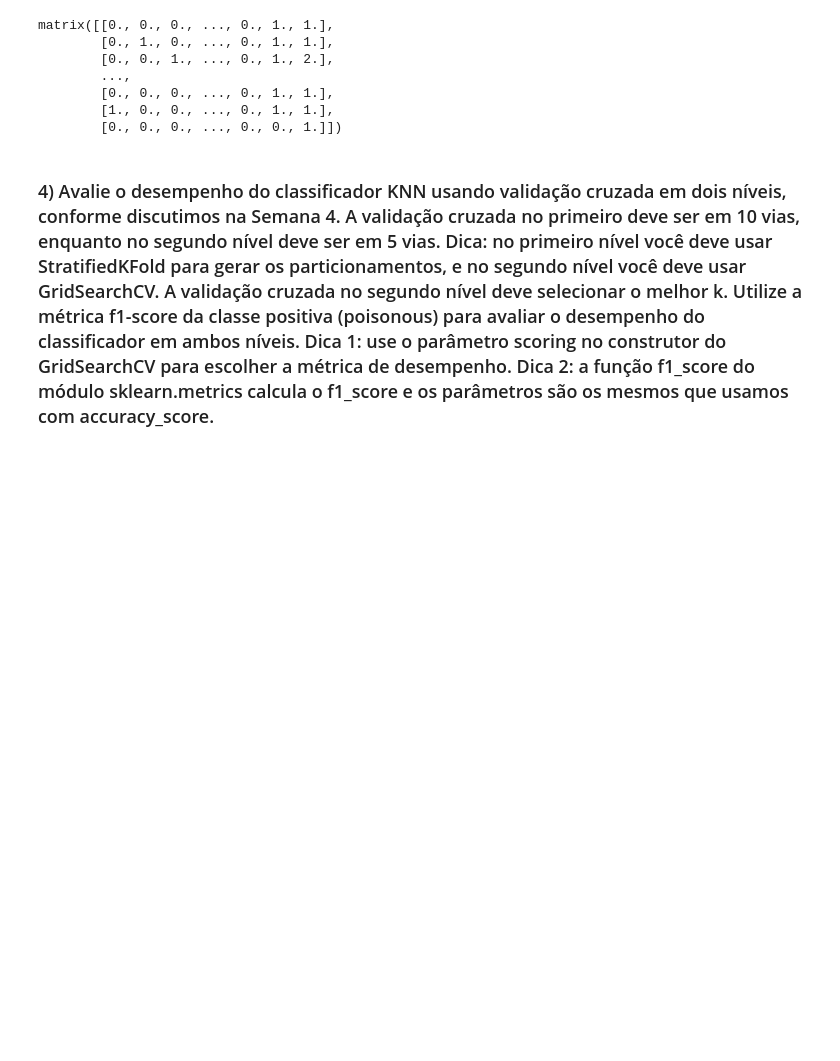
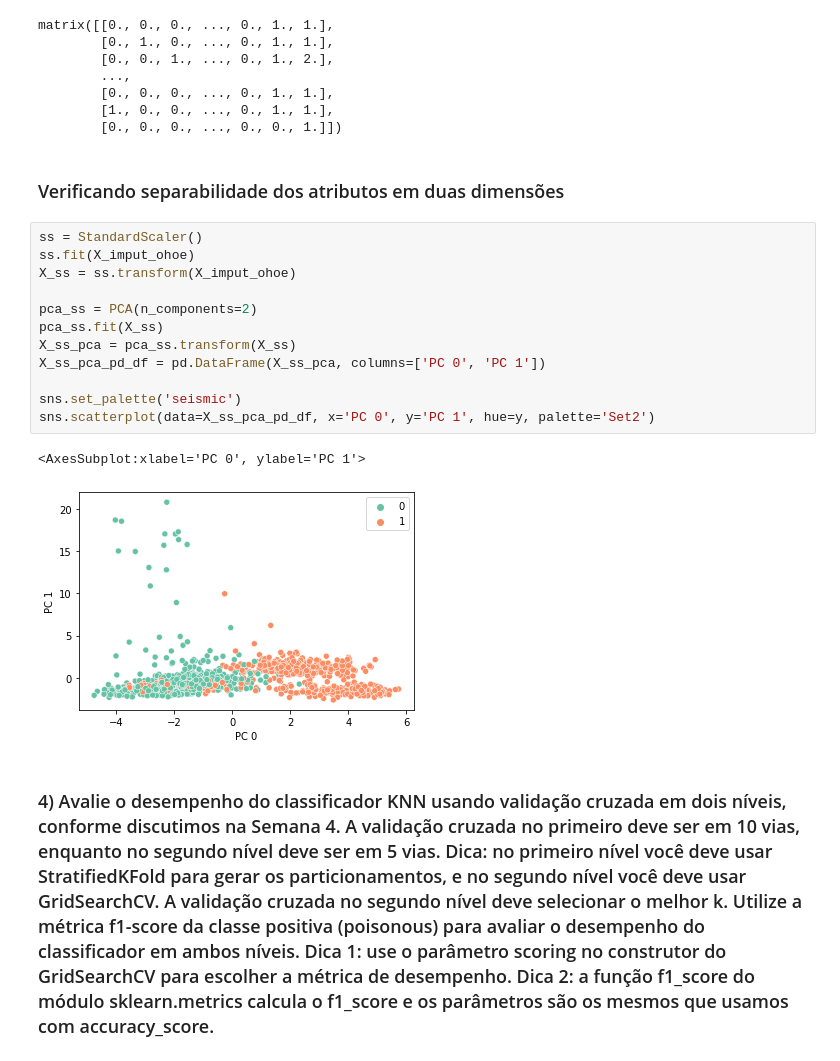
Before and after one commit to jhonatancunha/machine_learning, a Jupyter notebook: Entregas/Atividade 2/atividade.ipynb, the cells around one changed output. Saved outputs shown, nothing was run; the diff lists cells and outputs as text; blank space fills up the shorter version.

```diff
--- a/Entregas/Atividade 2/atividade.ipynb
+++ b/Entregas/Atividade 2/atividade.ipynb
@@ -231,6 +196,23 @@ matrix([[0., 0., 0., ..., 0., 1., 1.],
         [0., 0., 0., ..., 0., 1., 1.],
         [1., 0., 0., ..., 0., 1., 1.],
         [0., 0., 0., ..., 0., 0., 1.]])
+# %% [markdown]
+### Verificando separabilidade dos atributos em duas dimensões
+# %%
+ss = StandardScaler()
+ss.fit(X_imput_ohoe)
+X_ss = ss.transform(X_imput_ohoe)
+
+pca_ss = PCA(n_components=2)
+pca_ss.fit(X_ss)
+X_ss_pca = pca_ss.transform(X_ss)
+X_ss_pca_pd_df = pd.DataFrame(X_ss_pca, columns=['PC 0', 'PC 1'])
+
+sns.set_palette('seismic')
+sns.scatterplot(data=X_ss_pca_pd_df, x='PC 0', y='PC 1', hue=y, palette='Set2')
+# %% [output]
+<AxesSubplot:xlabel='PC 0', ylabel='PC 1'>
+[figure, added]
 # %% [markdown]
 ### 4) Avalie o desempenho do classificador KNN usando validação cruzada em dois níveis, conforme discutimos na Semana 4. A validação cruzada no primeiro deve ser em 10 vias, enquanto no segundo nível deve ser em 5 vias. Dica: no primeiro nível você deve usar StratifiedKFold para gerar os particionamentos, e no segundo nível você deve usar GridSearchCV. A validação cruzada no segundo nível deve selecionar o melhor k. Utilize a métrica f1-score da classe positiva (poisonous) para avaliar o desempenho do classificador em ambos níveis. Dica 1: use o parâmetro scoring no construtor do GridSearchCV para escolher a métrica de desempenho. Dica 2: a função f1_score do módulo sklearn.metrics calcula o f1_score e os parâmetros são os mesmos que usamos com accuracy_score.
 # %%
```
Also changed, not shown: parts of 6 cells of this notebook, 2 other files.
